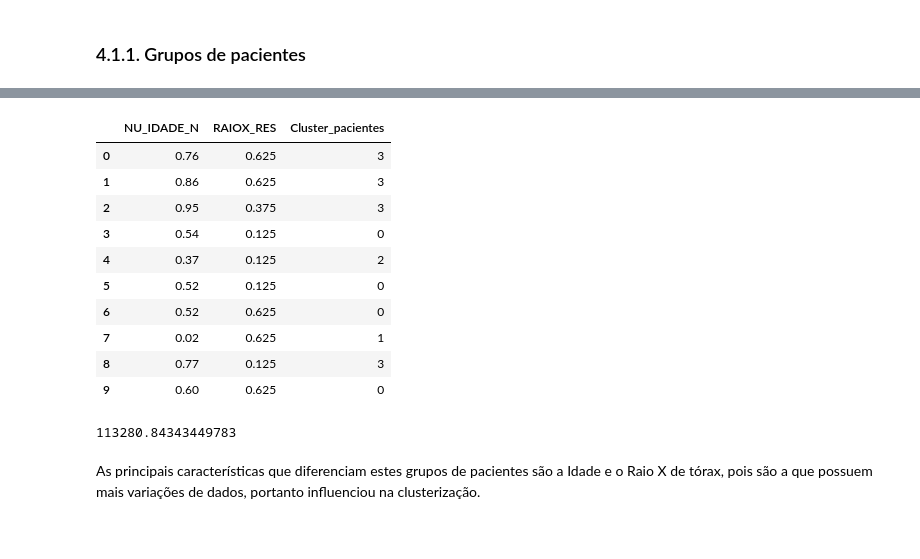
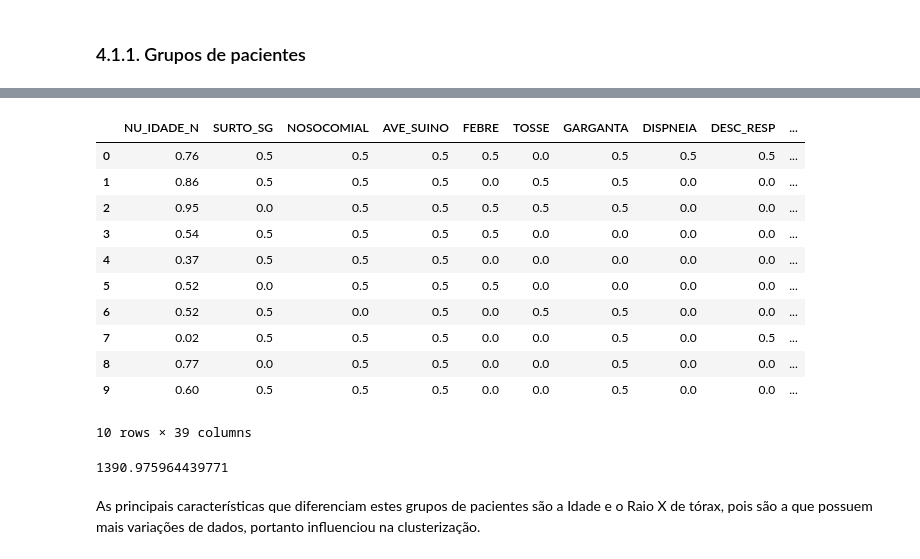
Before and after one commit to endhel/SRAG-Agrupamento-Deteccao-De-Anomalia, a Jupyter notebook: SRAG-Agrupamento-Deteccao-Anomalias.ipynb, the cells around one changed output, grey strips where cells are left out. Drawn from its saved outputs; the diff is of its cells as text; code cells hidden in the pictures.

```diff
--- a/SRAG-Agrupamento-Deteccao-Anomalias.ipynb
+++ b/SRAG-Agrupamento-Deteccao-Anomalias.ipynb
@@ -355,3 +372,40 @@ df['FATOR_RISC'] = LabelEncoder().fit_transform(df['FATOR_RISC'])
+# %%
+# Alterando valores para eliminar a discrepância dos dados
+df.loc[df.SURTO_SG == 9, 'SURTO_SG'] = 3
+df.loc[df.NOSOCOMIAL == 9, 'NOSOCOMIAL'] = 3
+df.loc[df.AVE_SUINO == 9, 'AVE_SUINO'] = 3
+df.loc[df.FEBRE == 9, 'FEBRE'] = 3
+df.loc[df.TOSSE == 9, 'TOSSE'] = 3
+df.loc[df.GARGANTA == 9, 'GARGANTA'] = 3
+df.loc[df.DISPNEIA == 9, 'DISPNEIA'] = 3
+df.loc[df.DESC_RESP == 9, 'DESC_RESP'] = 3
+df.loc[df.SATURACAO == 9, 'SATURACAO'] = 3
+df.loc[df.DIARREIA == 9, 'DIARREIA'] = 3
+df.loc[df.VOMITO == 9, 'VOMITO'] = 3
+df.loc[df.OUTRO_SIN == 9, 'OUTRO_SIN'] = 3
+df.loc[df.PUERPERA == 9, 'PUERPERA'] = 3
+df.loc[df.CARDIOPATI == 9, 'CARDIOPATI'] = 3
+df.loc[df.HEMATOLOGI == 9, 'HEMATOLOGI'] = 3
+df.loc[df.SIND_DOWN == 9, 'SIND_DOWN'] = 3
+df.loc[df.HEPATICA == 9, 'HEPATICA'] = 3
+df.loc[df.ASMA == 9, 'ASMA'] = 3
+df.loc[df.DIABETES == 9, 'DIABETES'] = 3
+df.loc[df.NEUROLOGIC == 9, 'NEUROLOGIC'] = 3
+df.loc[df.PNEUMOPATI == 9, 'PNEUMOPATI'] = 3
+df.loc[df.IMUNODEPRE == 9, 'IMUNODEPRE'] = 3
+df.loc[df.RENAL == 9, 'RENAL'] = 3
+df.loc[df.OBESIDADE == 9, 'OBESIDADE'] = 3
+df.loc[df.OUT_MORBI == 9, 'OUT_MORBI'] = 3
+df.loc[df.VACINA == 9, 'VACINA'] = 3
+df.loc[df.ANTIVIRAL == 9, 'ANTIVIRAL'] = 3
+df.loc[df.HOSPITAL == 9, 'HOSPITAL'] = 3
+df.loc[df.UTI == 9, 'UTI'] = 3
+df.loc[df.FADIGA == 9, 'FADIGA'] = 3
+df.loc[df.DOR_ABD == 9, 'DOR_ABD'] = 3
+df.loc[df.PERD_OLFT == 9, 'PERD_OLFT'] = 3
+df.loc[df.PERD_PALA == 9, 'PERD_PALA'] = 3
+df.loc[df.RAIOX_RES == 9, 'RAIOX_RES'] = 7
+df.loc[df.EVOLUCAO == 9, 'EVOLUCAO'] = 4
 # %% [markdown]
 ### 3.3. Normalização
 # %%
@@ -388,7 +442,7 @@ from sklearn.cluster import KMeans
 # Segundo esta heurística, o melhor valor para K é 4
 wcss = []
 for i in range(1, 11):
-    kmeans = KMeans(n_clusters = i, max_iter = 300, n_init = 10)
+    kmeans = KMeans(n_clusters = i, init='k-means++', max_iter = 300, n_init = 10)
     kmeans.fit(df)
     wcss.append(kmeans.inertia_)
 
@@ -404,6 +458,6 @@ plt.show()
 # %%
 # Agrupamento com KMeans utilizando 3 clusters
-cluster = KMeans(n_clusters = 4, init='k-means++', n_init = 10)
-grupos = cluster.fit_predict(X_pacientes)
+cluster = KMeans(n_clusters = 2, init='k-means++', max_iter = 300, n_init = 10)
+grupos = cluster.fit_predict(X_paciente)
 grupos
 # %% [output]
@@ -447,24 +500,25 @@ plt.legend()
 # %%
 # Criação de coluna de Grupos de pacientes
 df['Cluster_pacientes'] = grupos
-df.iloc[:10, [1, 32, 39]]
+df.head(10)
 # %% [output]
-|  | NU_IDADE_N | RAIOX_RES | Cluster_pacientes |
-| 0 | 0.76 | 0.625 | 3 |
-| 1 | 0.86 | 0.625 | 3 |
-| 2 | 0.95 | 0.375 | 3 |
-| 3 | 0.54 | 0.125 | 0 |
-| 4 | 0.37 | 0.125 | 2 |
-| 5 | 0.52 | 0.125 | 0 |
-| 6 | 0.52 | 0.625 | 0 |
-| 7 | 0.02 | 0.625 | 1 |
-| 8 | 0.77 | 0.125 | 3 |
-| 9 | 0.60 | 0.625 | 0 |
+|  | NU_IDADE_N | SURTO_SG | NOSOCOMIAL | AVE_SUINO | FEBRE | TOSSE | GARGANTA | DISPNEIA | DESC_RESP | ... |
+| 0 | 0.76 | 0.5 | 0.5 | 0.5 | 0.5 | 0.0 | 0.5 | 0.5 | 0.5 | ... |
+| 1 | 0.86 | 0.5 | 0.5 | 0.5 | 0.0 | 0.5 | 0.5 | 0.0 | 0.0 | ... |
+| 2 | 0.95 | 0.0 | 0.5 | 0.5 | 0.5 | 0.5 | 0.5 | 0.0 | 0.0 | ... |
+| 3 | 0.54 | 0.5 | 0.5 | 0.5 | 0.5 | 0.0 | 0.0 | 0.0 | 0.0 | ... |
+| 4 | 0.37 | 0.5 | 0.5 | 0.5 | 0.0 | 0.0 | 0.0 | 0.0 | 0.0 | ... |
+| 5 | 0.52 | 0.0 | 0.5 | 0.5 | 0.5 | 0.0 | 0.0 | 0.0 | 0.0 | ... |
+| 6 | 0.52 | 0.5 | 0.0 | 0.5 | 0.0 | 0.5 | 0.5 | 0.0 | 0.0 | ... |
+| 7 | 0.02 | 0.5 | 0.5 | 0.5 | 0.0 | 0.0 | 0.5 | 0.0 | 0.5 | ... |
+| 8 | 0.77 | 0.0 | 0.5 | 0.5 | 0.0 | 0.0 | 0.5 | 0.0 | 0.0 | ... |
+| 9 | 0.60 | 0.5 | 0.5 | 0.5 | 0.0 | 0.0 | 0.5 | 0.0 | 0.0 | ... |
+10 rows × 39 columns
 # %%
 # O erro do agrupamento
 cluster.inertia_
 # %% [output]
-113280.84343449783
+1390.975964439771
 # %% [markdown]
 As principais características que diferenciam estes grupos de pacientes são a Idade e o Raio X de tórax, pois são a que possuem mais variações de dados, portanto influenciou na clusterização.
 # %% [markdown]
```
Also changed, not shown: parts of 34 cells of this notebook.
